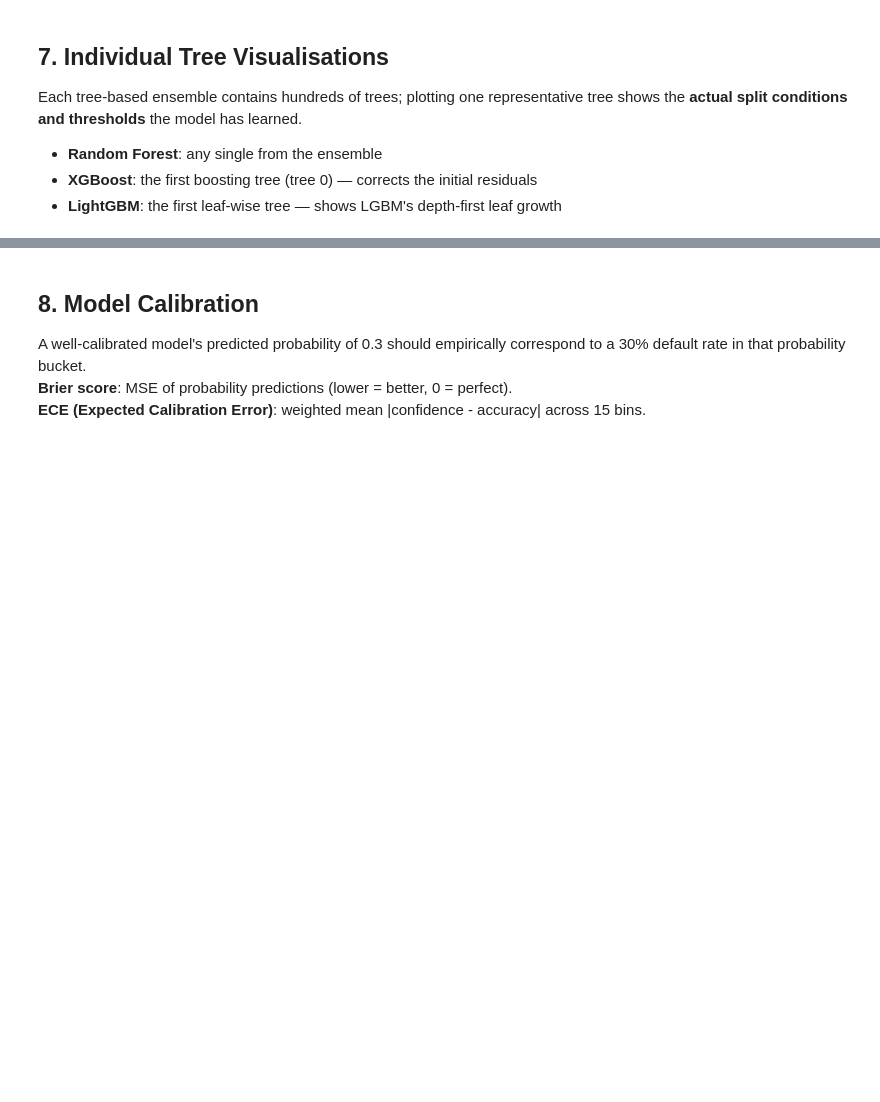
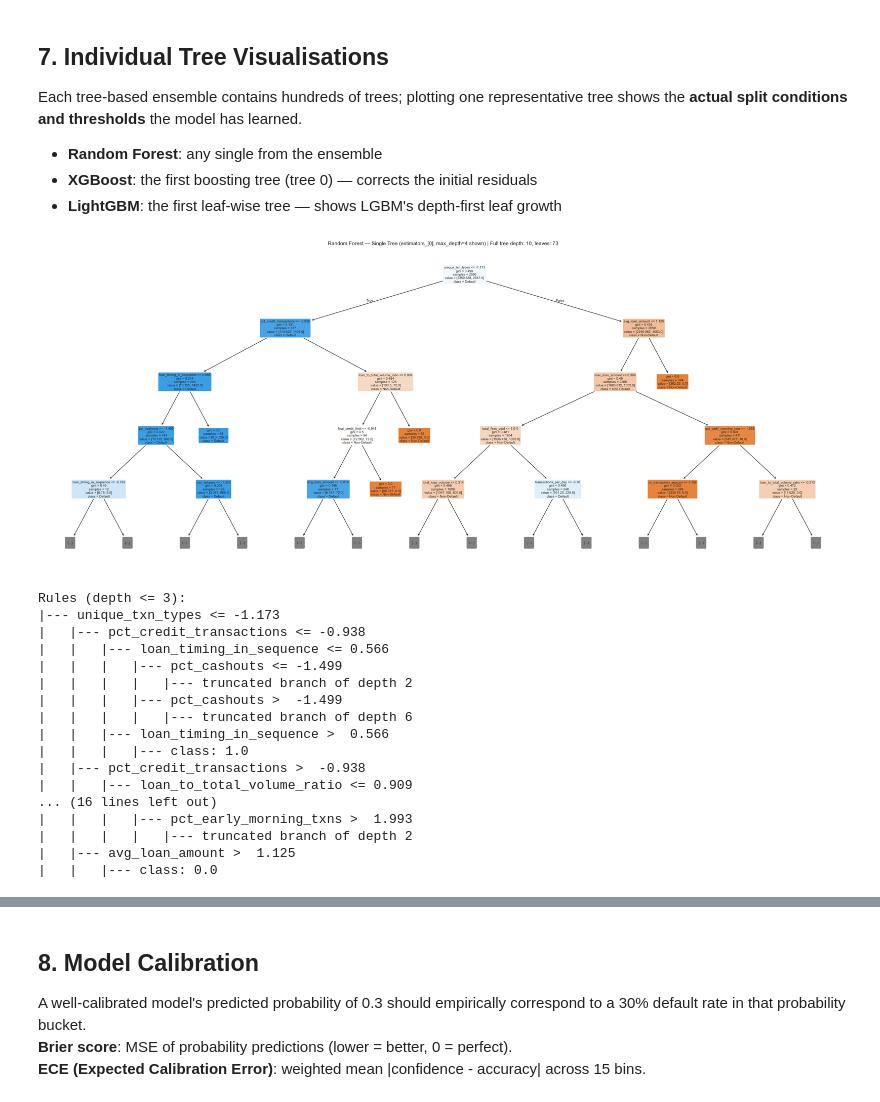
Before and after one commit to Attabeezy/sequential-crm-for-dce, a Jupyter notebook: notebooks/credit_risk_analysis.ipynb, the cells around one changed output, grey strips where cells are left out. Cells and saved outputs as stored; diff of their text form; code cells hidden in the pictures; blank space fills up the shorter version.

Commit message:
run credit risk analysis to generate xai plots

```diff
--- a/notebooks/credit_risk_analysis.ipynb
+++ b/notebooks/credit_risk_analysis.ipynb
@@ -90,7 +106,7 @@ lr_model     = LogisticRegressionModel.load(os.path.join(models_dir, 'lr_model.p
 xgb_model    = XGBoostModel.load(os.path.join(models_dir, 'xgb_model.pkl'))
 rf_model     = RandomForestModel.load(os.path.join(models_dir, 'rf_model.pkl'))
 lgbm_model   = LightGBMModel.load(os.path.join(models_dir, 'lgbm_model.pkl'))
-lstm_model   = LSTMModel.load(os.path.join(models_dir, 'lstm_model'))
-hybrid_model = HybridLSTMModel.load(os.path.join(models_dir, 'hybrid_model'))
+lstm_model   = LSTMModel.load(os.path.join(models_dir, 'lstm_model.keras'))
+hybrid_model = HybridLSTMModel.load(os.path.join(models_dir, 'hybrid_model.keras'))
 
 print('All 6 models loaded successfully.')
@@ -176,12 +219,28 @@ Permutation importance measures how much model AUC-ROC drops when a feature is r
 This is **model-agnostic** and applied to all four static models.
 # %%
 # Wrap models to expose sklearn scoring interface
-class ProbaWrapper(BaseEstimator, ClassifierMixin):
-    def __init__(self, model): self.model = model
-    def fit(self, X, y): return self
-    def predict(self, X): return self.model.predict(X)
+class ProbaWrapper(ClassifierMixin, BaseEstimator):
+    _estimator_type = "classifier"
+
+    def __init__(self, model):
+        self.model = model
+        self.classes_ = np.array([0, 1])
+
+    def fit(self, X, y):
+        self.classes_ = np.unique(y)
+        return self
+
+    def predict_proba(self, X):
+        p1 = self.model.predict_proba(X)
+        p1 = np.asarray(p1).reshape(-1)
+        p1 = np.clip(p1, 0.0, 1.0)
+        return np.column_stack([1.0 - p1, p1])
+
+    def predict(self, X):
+        return (self.predict_proba(X)[:, 1] >= 0.5).astype(int)
+
     def score(self, X, y):
-        return roc_auc_score(y, self.model.predict_proba(X))
+        return roc_auc_score(y, self.predict_proba(X)[:, 1])
 
 static_models = [
     ('Logistic Regression', lr_model),
@@ -377,29 +499,47 @@ shows the **actual split conditions and thresholds** the model has learned.
 # %%
 # Random Forest — plot one tree (depth-limited to 4 for readability)
 from sklearn.tree import plot_tree
 
 single_tree = rf_model.model.estimators_[0]
 
 fig, ax = plt.subplots(figsize=(24, 10))
 plot_tree(
     single_tree,
     feature_names=feature_names,
     class_names=['Non-Default', 'Default'],
     filled=True, rounded=True, fontsize=7,
     max_depth=4, ax=ax, impurity=True, precision=3,
 )
 ax.set_title(
-    'Random Forest — Single Tree (estimators_[0], max_depth=4 shown)
-'
+    f'Random Forest — Single Tree (estimators_[0], max_depth=4 shown) | '
     f'Full tree depth: {single_tree.get_depth()}, leaves: {single_tree.get_n_leaves()}',
     fontsize=11,
 )
 plt.tight_layout()
 plt.show()
 
 from sklearn.tree import export_text
 print('Rules (depth <= 3):')
 print(export_text(single_tree, feature_names=list(feature_names), max_depth=3, decimals=3))
+# %% [output]
+[figure, added]
+Rules (depth <= 3):
+|--- unique_txn_types <= -1.173
+|   |--- pct_credit_transactions <= -0.938
+|   |   |--- loan_timing_in_sequence <= 0.566
+|   |   |   |--- pct_cashouts <= -1.499
+|   |   |   |   |--- truncated branch of depth 2
+|   |   |   |--- pct_cashouts >  -1.499
+|   |   |   |   |--- truncated branch of depth 6
+|   |   |--- loan_timing_in_sequence >  0.566
+|   |   |   |--- class: 1.0
+|   |--- pct_credit_transactions >  -0.938
+|   |   |--- loan_to_total_volume_ratio <= 0.909
+... (16 lines left out)
+|   |   |   |--- pct_early_morning_txns >  1.993
+|   |   |   |   |--- truncated branch of depth 2
+|   |--- avg_loan_amount >  1.125
+|   |   |--- class: 0.0
 # %%
 # XGBoost — plot boosting tree 0 using xgboost's matplotlib renderer
 import xgboost as xgb
```
Also changed, not shown: parts of 22 cells of this notebook.
